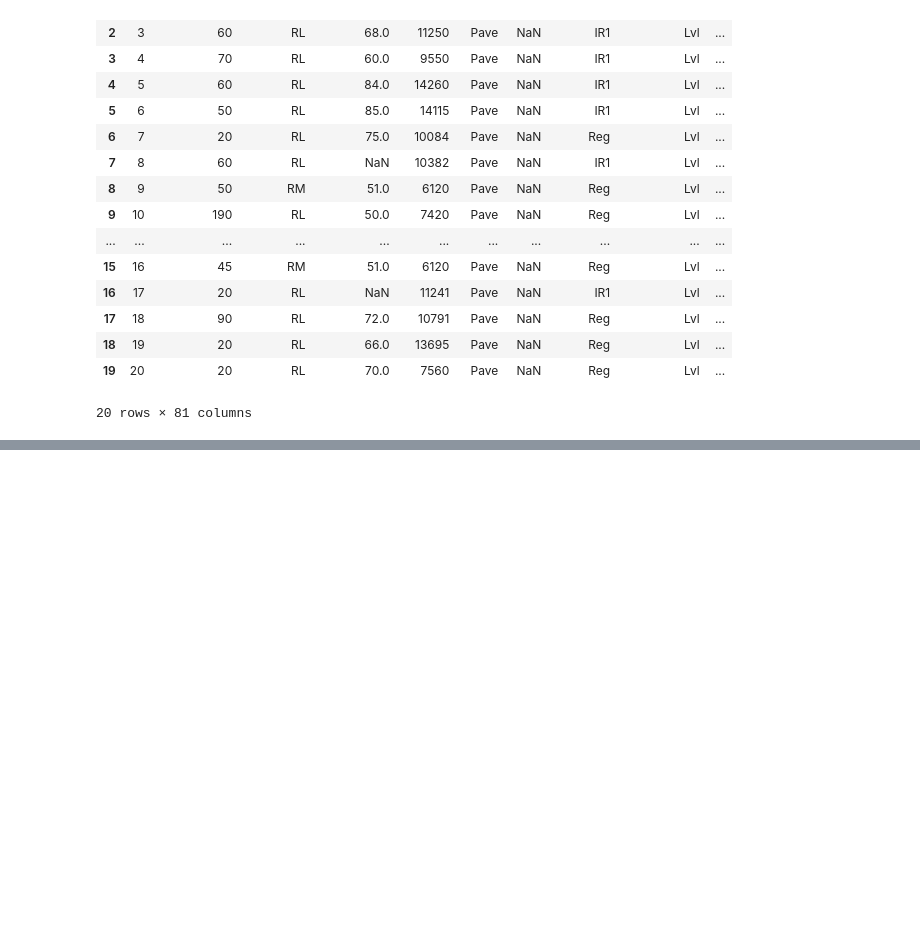
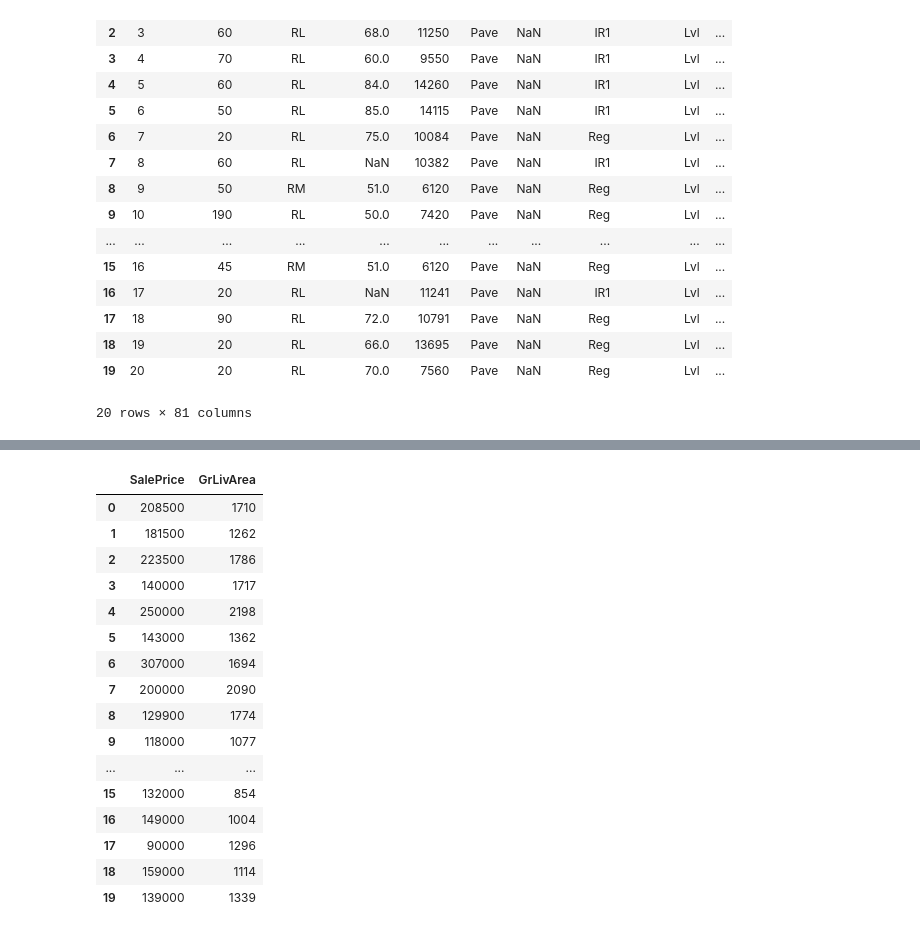
Before and after one commit to elgualas/practicas, a Jupyter notebook: dt.ipynb, the cells around one changed output, grey strips where cells are left out. Saved outputs shown, nothing was run; the diff lists cells and outputs as text; code cells hidden in the pictures; blank space fills up the shorter version.

```diff
--- a/dt.ipynb
+++ b/dt.ipynb
@@ -27,0 +103,20 @@ df_train.head(20)
+# %%
+data.head(20)
+# %% [output]
+|  | SalePrice | GrLivArea |
+| 0 | 208500 | 1710 |
+| 1 | 181500 | 1262 |
+| 2 | 223500 | 1786 |
+| 3 | 140000 | 1717 |
+| 4 | 250000 | 2198 |
+| 5 | 143000 | 1362 |
+| 6 | 307000 | 1694 |
+| 7 | 200000 | 2090 |
+| 8 | 129900 | 1774 |
+| 9 | 118000 | 1077 |
+| ... | ... | ... |
+| 15 | 132000 | 854 |
+| 16 | 149000 | 1004 |
+| 17 | 90000 | 1296 |
+| 18 | 159000 | 1114 |
+| 19 | 139000 | 1339 |
```
Also changed, not shown: parts of 13 cells of this notebook.
